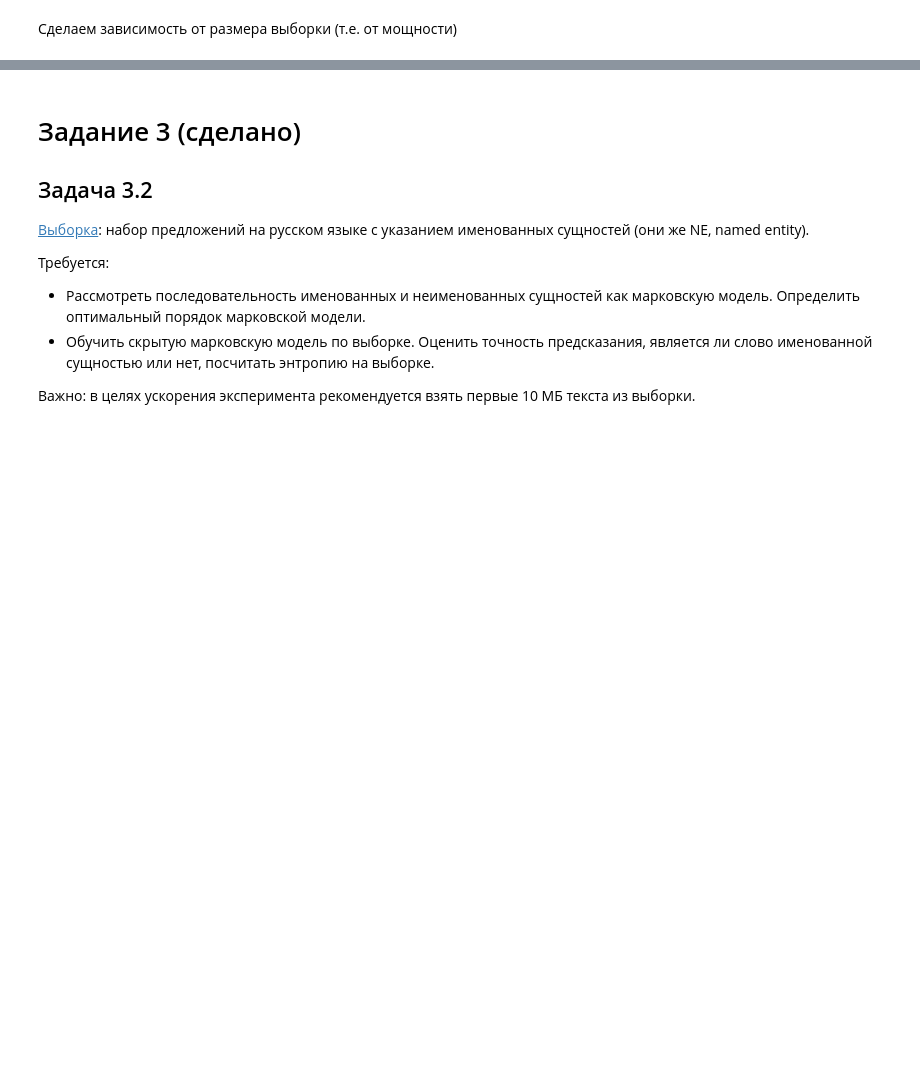
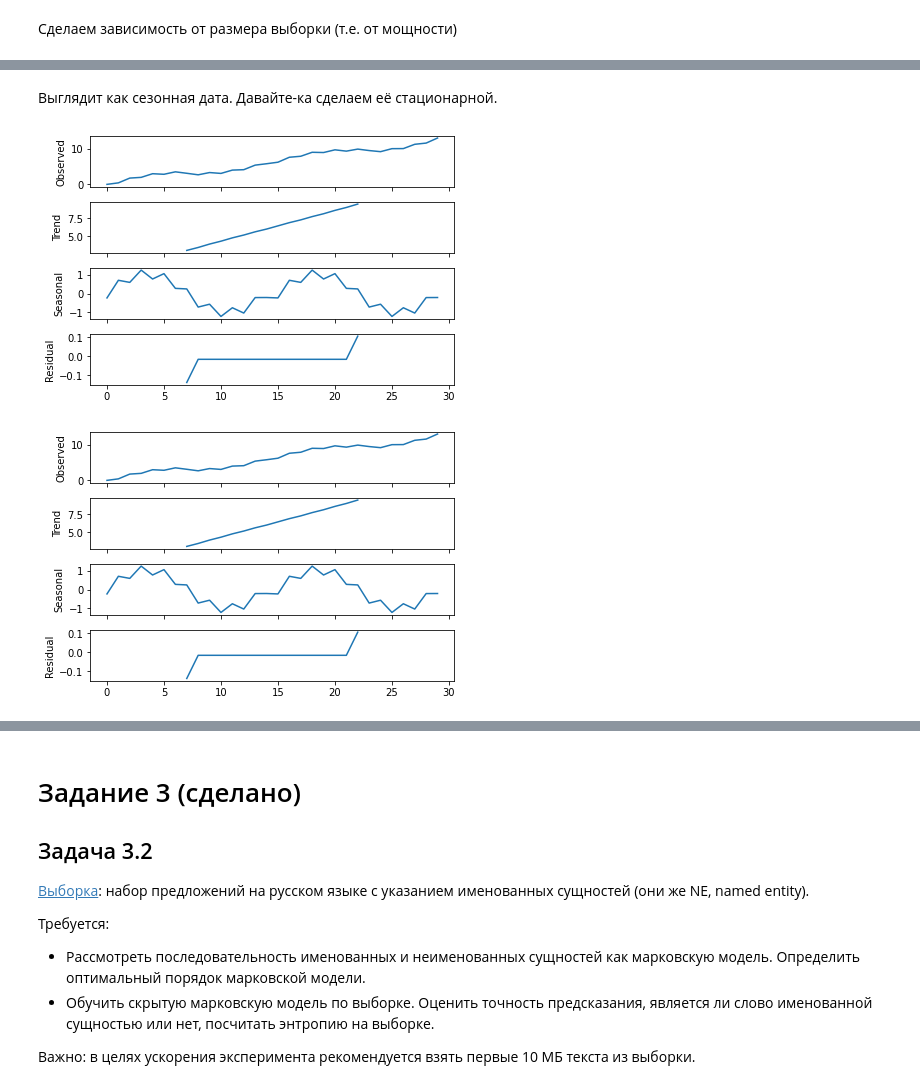
Before and after one commit to yk4r2/AppliedStats, a Jupyter notebook: MIPT/labs/lab2/main.ipynb, the cells around one changed output, grey strips where cells are left out. Cells and saved outputs as stored; diff of their text form; code cells hidden in the pictures; blank space fills up the shorter version.

```diff
--- a/MIPT/labs/lab2/main.ipynb
+++ b/MIPT/labs/lab2/main.ipynb
@@ -130,0 +257,8 @@ UPD: параметры p и q для ARMA можно оценить при по
+# %% [markdown]
+Выглядит как сезонная дата. Давайте-ка сделаем её стационарной.
+# %%
+res = seasonal_decompose(data, freq=15)
+res.plot()
+# %% [output]
+[figure, added]
+[figure, added]
```
Also changed, not shown: parts of 78 cells of this notebook.
